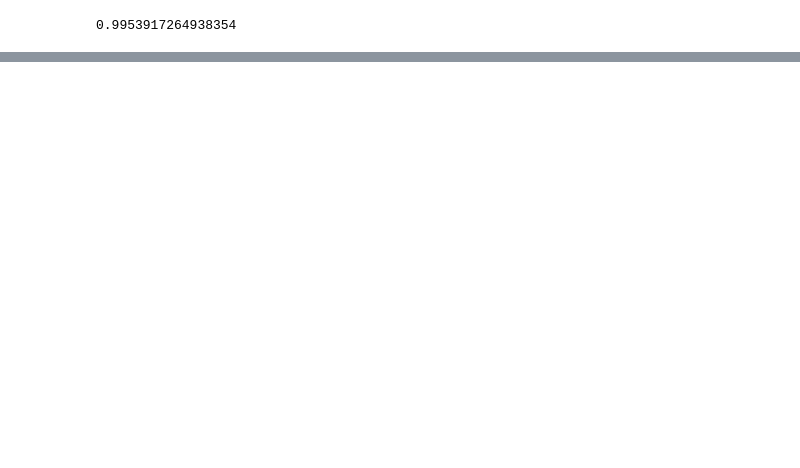
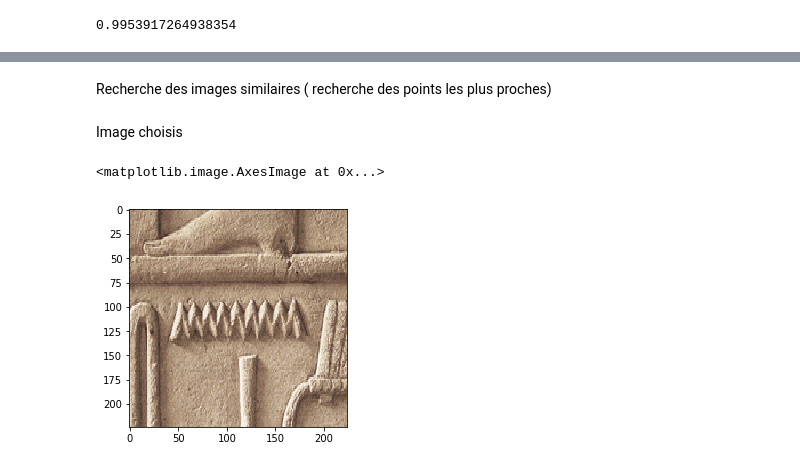
Before and after one commit to ivenwicht2/TER, a Jupyter notebook: model.ipynb, the cells around one changed output, grey strips where cells are left out. Saved outputs shown, nothing was run; the diff lists cells and outputs as text; code cells hidden in the pictures; blank space fills up the shorter version.

```diff
--- a/model.ipynb
+++ b/model.ipynb
@@ -172 +196,5 @@ test = model_simi.predict(image_batch)
+# %%
+pred = model_simi.predict(image_batch) # prédiction sur toutes les images non modifié
+quer = pred[25] # selection de l'image auquelle il faut trouver les images similaire
+nb = 6
 # %%
@@ -175,7 +203,11 @@ X = TSNE(n_components=3).fit_transform(test)
-# %%
-quer = X[29]
+# %% [markdown]
+Recherche des images similaires ( recherche des points les plus proches)
 # %%
-from scipy import spatial
-X[spatial.KDTree(X).query(quer,k=6)[1]]
+distance,index = spatial.KDTree(pred).query(quer,k=nb+1)
-# %%
-distance,index = spatial.KDTree(X).query(quer,k=6)
+# %% [markdown]
+Image choisis
+# %%
+plt.imshow(np.squeeze(image_batch[index[0]]))
+# %% [output]
+<matplotlib.image.AxesImage at 0x...>
+[figure, added]
```
Also changed, not shown: parts of 37 cells of this notebook.
